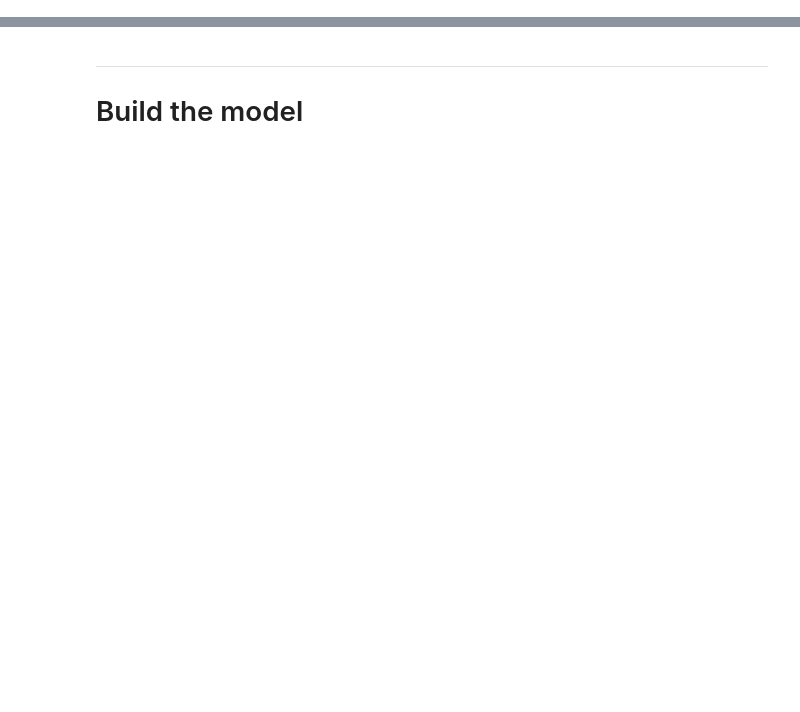
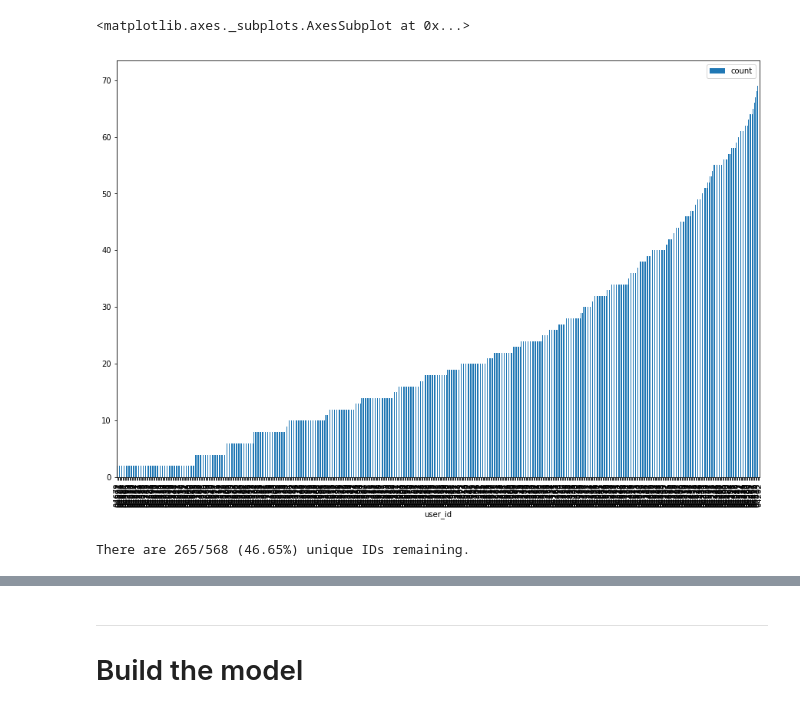
Before and after one commit to carolienbraams/Biometrics_group5, a Jupyter notebook: Case_Siamese_NN_Face_Recognition.ipynb, the cells around one changed output, grey strips where cells are left out. Saved outputs shown, nothing was run; the diff lists cells and outputs as text; code cells hidden in the pictures; blank space fills up the shorter version.

```diff
--- a/Case_Siamese_NN_Face_Recognition.ipynb
+++ b/Case_Siamese_NN_Face_Recognition.ipynb
@@ -71,0 +29,10 @@ Total length: 12307
+# %%
+image_paths = list(DATA_DIR.glob('*.png'))
+user_id = [x.name.split('d')[0] for x in image_paths]
+user_img_id = [x.name.split('d')[1].replace('.png', '') for x in image_paths]
+
+directory_df = pd.DataFrame({
+    'user_id': user_id,
+    'user_img_id': user_img_id,
+    'path': [str(x) for x in image_paths]
+})
@@ -71,0 +57,37 @@ Total length: 12307
+# %%
+(
+    directory_df
+    .groupby('user_id')['user_img_id']
+    .count()
+    .to_frame('count')
+    .sort_values('count')
+    .plot(kind='bar', figsize=(15, 10))
+)
+# %% [output]
+<matplotlib.axes._subplots.AxesSubplot at 0x...>
+[figure, added]
+# %%
+data_size = 20
+
+ids_to_keep = (
+    directory_df
+    .groupby('user_id')['user_img_id']
+    .count() >= data_size
+)
+ids_to_keep = ids_to_keep[ids_to_keep].index
+
+subset_directory_df = (
+    directory_df
+    .loc[directory_df['user_id'].isin(ids_to_keep)]
+    .sample(frac=1)
+    .groupby('user_id')
+    .head(data_size)
+    .copy()
+)
+
+old_unique = directory_df['user_id'].nunique()
+new_unique = subset_directory_df['user_id'].nunique()
+print(f"There are {new_unique}/{old_unique} ({new_unique/old_unique*100:.2f}%)" +
+      " unique IDs remaining.")
+# %% [output]
+There are 265/568 (46.65%) unique IDs remaining.
```
Also changed, not shown: parts of 23 cells of this notebook.
